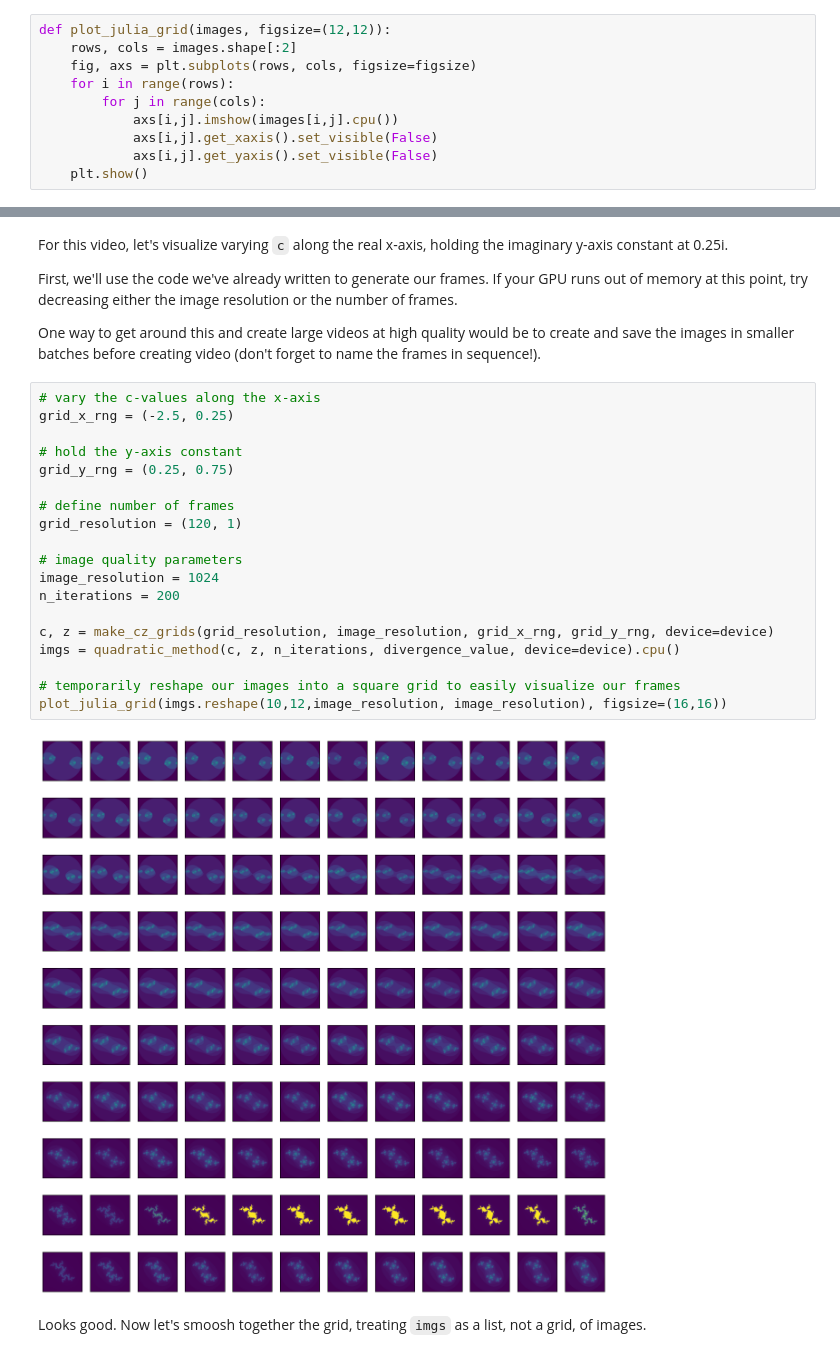
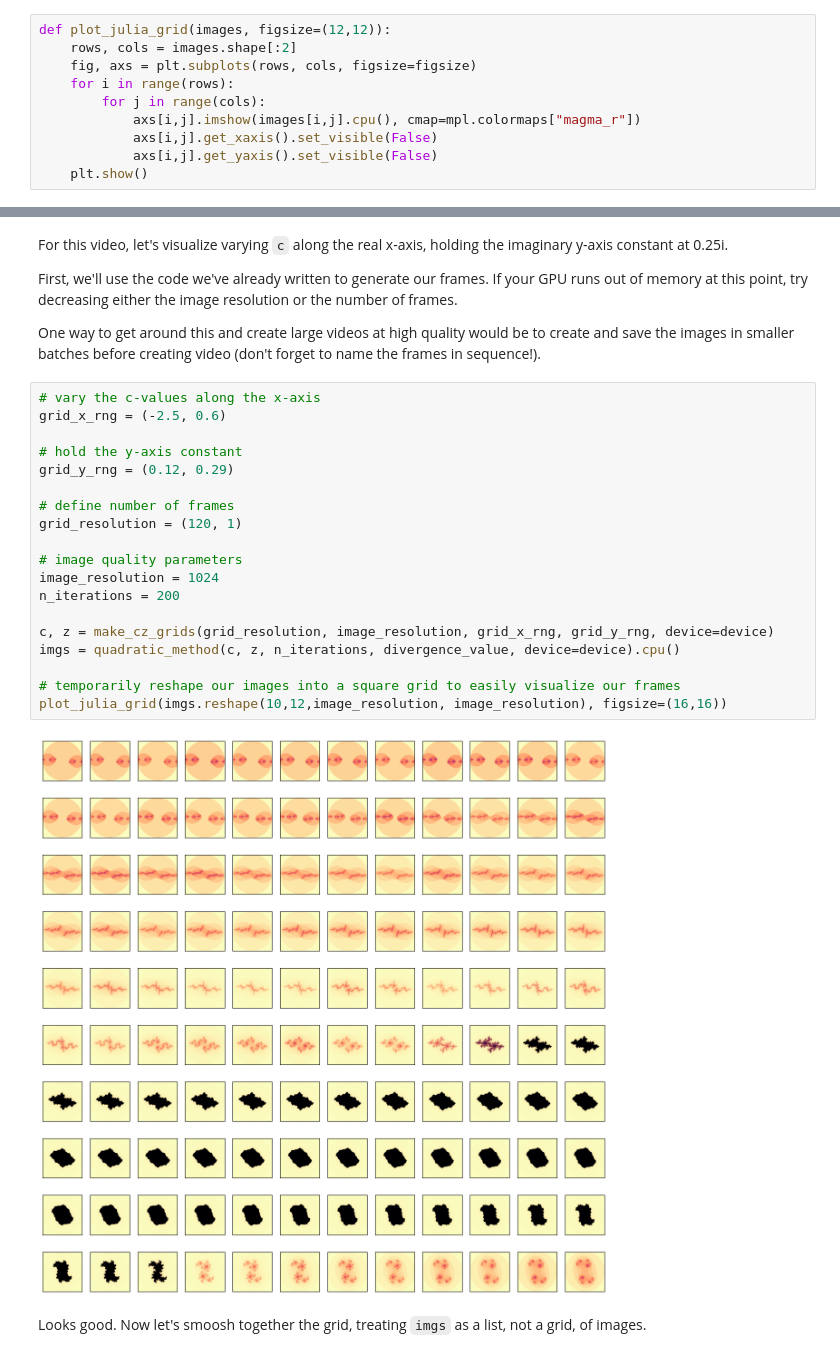
Before and after one commit to abbhimish/IAT460-Week2-Randomness-and-Chaos, a Jupyter notebook: julia_fractals.ipynb, the cells around one changed output, grey strips where cells are left out. Drawn from its saved outputs; the diff is of its cells as text.

```diff
--- a/julia_fractals.ipynb
+++ b/julia_fractals.ipynb
@@ -364,7 +332,7 @@ def plot_julia_grid(images, figsize=(12,12)):
     fig, axs = plt.subplots(rows, cols, figsize=figsize)
     for i in range(rows):
         for j in range(cols):
-            axs[i,j].imshow(images[i,j].cpu())
+            axs[i,j].imshow(images[i,j].cpu(), cmap=mpl.colormaps["magma_r"])
             axs[i,j].get_xaxis().set_visible(False)
             axs[i,j].get_yaxis().set_visible(False)
     plt.show()
@@ -414,25 +382,25 @@ First, we'll use the code we've already written to generate our frames. If your
 One way to get around this and create large videos at high quality would be to create and save the images in smaller batches before creating video (don't forget to name the frames in sequence!).
 # %%
 # vary the c-values along the x-axis
-grid_x_rng = (-2.5, 0.25)
+grid_x_rng = (-2.5, 0.6)
 
 # hold the y-axis constant
-grid_y_rng = (0.25, 0.75)
+grid_y_rng = (0.12, 0.29)
 
 # define number of frames
 grid_resolution = (120, 1)
 
 # image quality parameters
 image_resolution = 1024
 n_iterations = 200
 
 c, z = make_cz_grids(grid_resolution, image_resolution, grid_x_rng, grid_y_rng, device=device)
 imgs = quadratic_method(c, z, n_iterations, divergence_value, device=device).cpu()
 
 # temporarily reshape our images into a square grid to easily visualize our frames
 plot_julia_grid(imgs.reshape(10,12,image_resolution, image_resolution), figsize=(16,16))
 # %% [output]
-[figure, old version]
+[figure, new version]
 # %% [markdown]
 Looks good. Now let's smoosh together the grid, treating `imgs` as a list, not a grid, of images.
 # %%
```
Also changed, not shown: parts of 24 cells of this notebook.
